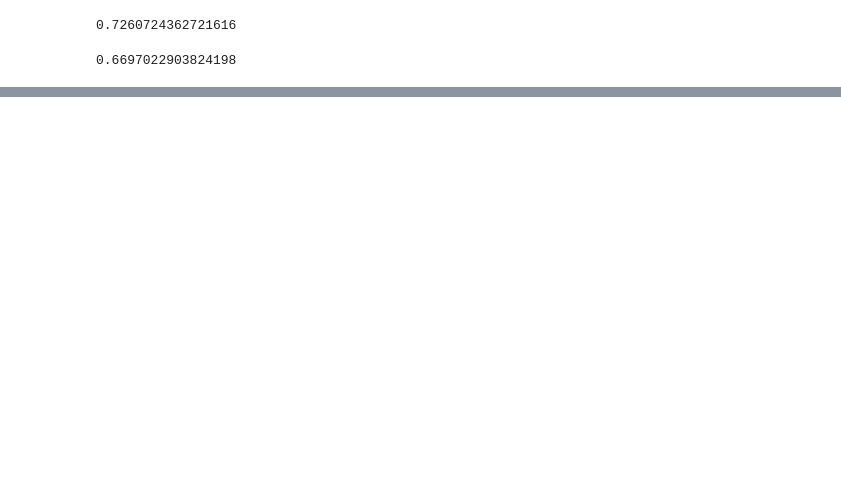
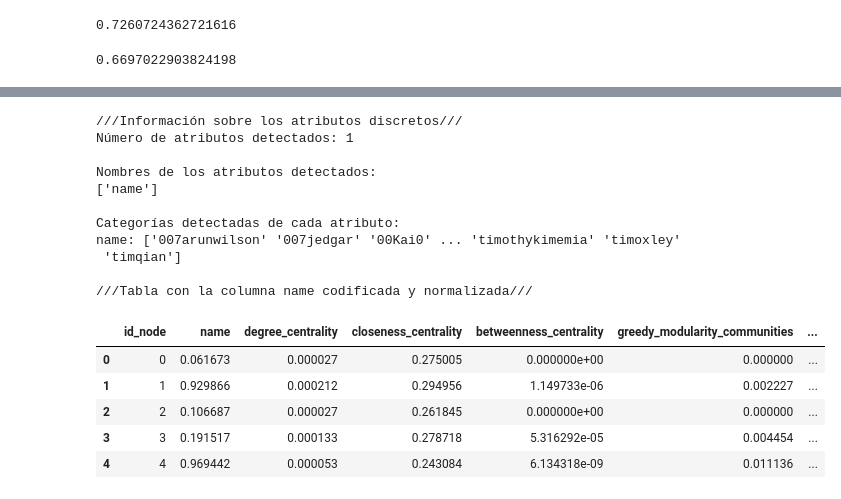
Before and after one commit to davguifer/AprendizajeAtomaticoRelacional-G2, a Jupyter notebook: Modelos_De_Aprendizaje/NaiveBayes.ipynb, the cells around one changed output, grey strips where cells are left out. Saved outputs shown, nothing was run; the diff lists cells and outputs as text; code cells hidden in the pictures; blank space fills up the shorter version.

```diff
--- a/Modelos_De_Aprendizaje/NaiveBayes.ipynb
+++ b/Modelos_De_Aprendizaje/NaiveBayes.ipynb
@@ -280,0 +324,56 @@ Al analizar nuestros resultados, observamos que el mejor puntaje se logra al est
+# %%
+# Codificación
+codificador_atributos_discretos = OrdinalEncoder() # Crear una instancia de la clase correspondiente
+codificador_atributos_discretos.fit(atributos[atributos_discretos]) # Usar el método fit para ajustar a los datos los parámetros de la codificación
+
+# Vemos información sobre los atributos discretos
+print("///Información sobre los atributos discretos///")
+print('Número de atributos detectados:',
+      f'{codificador_atributos_discretos.n_features_in_}')
+print()
+print('Nombres de los atributos detectados:')
+print(f'{codificador_atributos_discretos.feature_names_in_}')
+print()
+print('Categorías detectadas de cada atributo:')
+for atributo, categorías in zip(
+    codificador_atributos_discretos.feature_names_in_,
+    codificador_atributos_discretos.categories_):
+    print(f'{atributo}: {categorías}')
+
+# Ahora aplicamos el método transform para codificar los datos
+atributos[atributos_discretos] = codificador_atributos_discretos.transform(
+    atributos[atributos_discretos]
+)
+
+
+# Normalizamos el name
+normalizador = MinMaxScaler(
+    # Cada atributo se normaliza al intervalo [0, 1]
+    feature_range=(0, 1)
+)
+
+
+# Aplicamos la normalización solo a la columna 'name'
+atributos['name'] = normalizador.fit_transform(atributos[['name']])
+
+print()
+print("///Tabla con la columna name codificada y normalizada///")
+atributos.head()
+# %% [output]
+///Información sobre los atributos discretos///
+Número de atributos detectados: 1
+
+Nombres de los atributos detectados:
+['name']
+
+Categorías detectadas de cada atributo:
+name: ['007arunwilson' '007jedgar' '00Kai0' ... 'timothykimemia' 'timoxley'
+ 'timqian']
+
+///Tabla con la columna name codificada y normalizada///
+|  | id_node | name | degree_centrality | closeness_centrality | betweenness_centrality | greedy_modularity_communities | ... |
+| 0 | 0 | 0.061673 | 0.000027 | 0.275005 | 0.000000e+00 | 0.000000 | ... |
+| 1 | 1 | 0.929866 | 0.000212 | 0.294956 | 1.149733e-06 | 0.002227 | ... |
+| 2 | 2 | 0.106687 | 0.000027 | 0.261845 | 0.000000e+00 | 0.000000 | ... |
+| 3 | 3 | 0.191517 | 0.000133 | 0.278718 | 5.316292e-05 | 0.004454 | ... |
+| 4 | 4 | 0.969442 | 0.000053 | 0.243084 | 6.134318e-09 | 0.011136 | ... |
```
Also changed, not shown: parts of 86 cells of this notebook.
